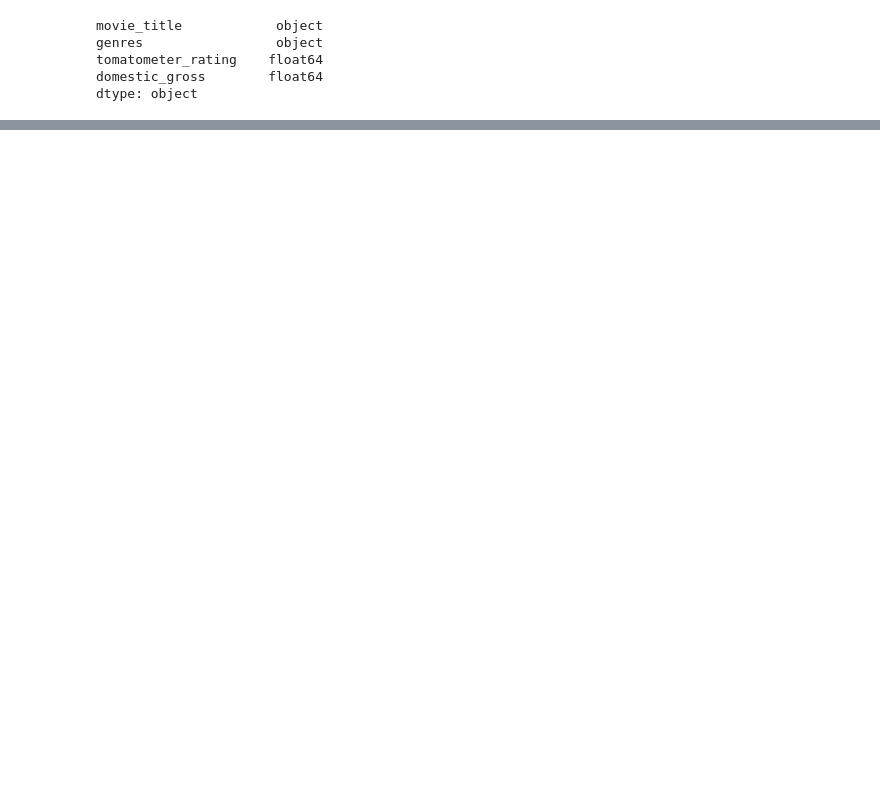
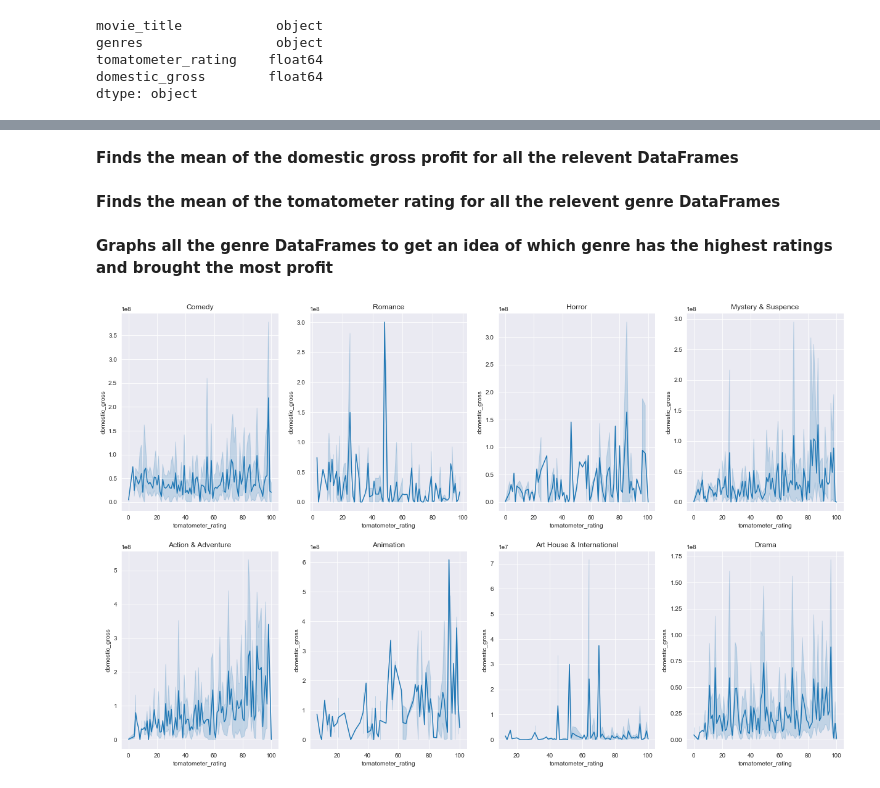
Before and after one commit to richesinrr0/microsoft_movie_analysis, a Jupyter notebook: Movie_analysis_genres_ross.ipynb, the cells around one changed output, grey strips where cells are left out. Drawn from its saved outputs; the diff is of its cells as text; code cells hidden in the pictures; blank space fills up the shorter version.

```diff
--- a/Movie_analysis_genres_ross.ipynb
+++ b/Movie_analysis_genres_ross.ipynb
@@ -231,3 +229,5 @@ round(df_comedy['tomatometer_rating'].mean())
+# %% [markdown]
+**Finds the mean of the domestic gross profit for all the relevent DataFrames**
 # %%
 #mean of the comedy gross profit
 y_comedy = round(df_comedy['domestic_gross'].mean())
@@ -251,3 +241,5 @@ y_faith = round(df_faith['domestic_gross'].mean())
+# %% [markdown]
+**Finds the mean of the tomatometer rating for all the relevent genre DataFrames**
 # %%
 #mean of the comedy genre tomato ratings
 x_comedy = round(df_comedy['tomatometer_rating'].mean())
@@ -270,0 +253,14 @@ x_faith = round(df_faith['tomatometer_rating'].mean())
+# %% [markdown]
+**Graphs all the genre DataFrames to get an idea of which genre has the highest ratings and brought the most profit**
+# %%
+fig, axes =plt.subplots(nrows=2,ncols=4, figsize =(21,13))
+sns.lineplot(data=df_comedy, x="tomatometer_rating", y="domestic_gross", ax=axes[0][0]).set(title='Comedy')
+sns.lineplot(data=df_romance, x="tomatometer_rating", y="domestic_gross", ax=axes[0][1]).set(title='Romance')
+sns.lineplot(data=df_horror, x="tomatometer_rating", y="domestic_gross", ax=axes[0][2]).set(title='Horror')
+sns.lineplot(data=df_mystery_suspence, x="tomatometer_rating", y="domestic_gross", ax=axes[0][3]).set(title='Mystery & Suspence')
+sns.lineplot(data=df_action_adventure, x="tomatometer_rating", y="domestic_gross", ax=axes[1][0]).set(title='Action & Adventure')
+sns.lineplot(data=df_animation, x="tomatometer_rating", y="domestic_gross", ax=axes[1][1]).set(title='Animation')
+sns.lineplot(data=df_art, x="tomatometer_rating", y="domestic_gross", ax=axes[1][2]).set(title='Art House & International')
+sns.lineplot(data=df_drama, x="tomatometer_rating", y="domestic_gross", ax=axes[1][3]).set(title='Drama');
+# %% [output]
+[figure, added]
```
Also changed, not shown: parts of 33 cells of this notebook.
